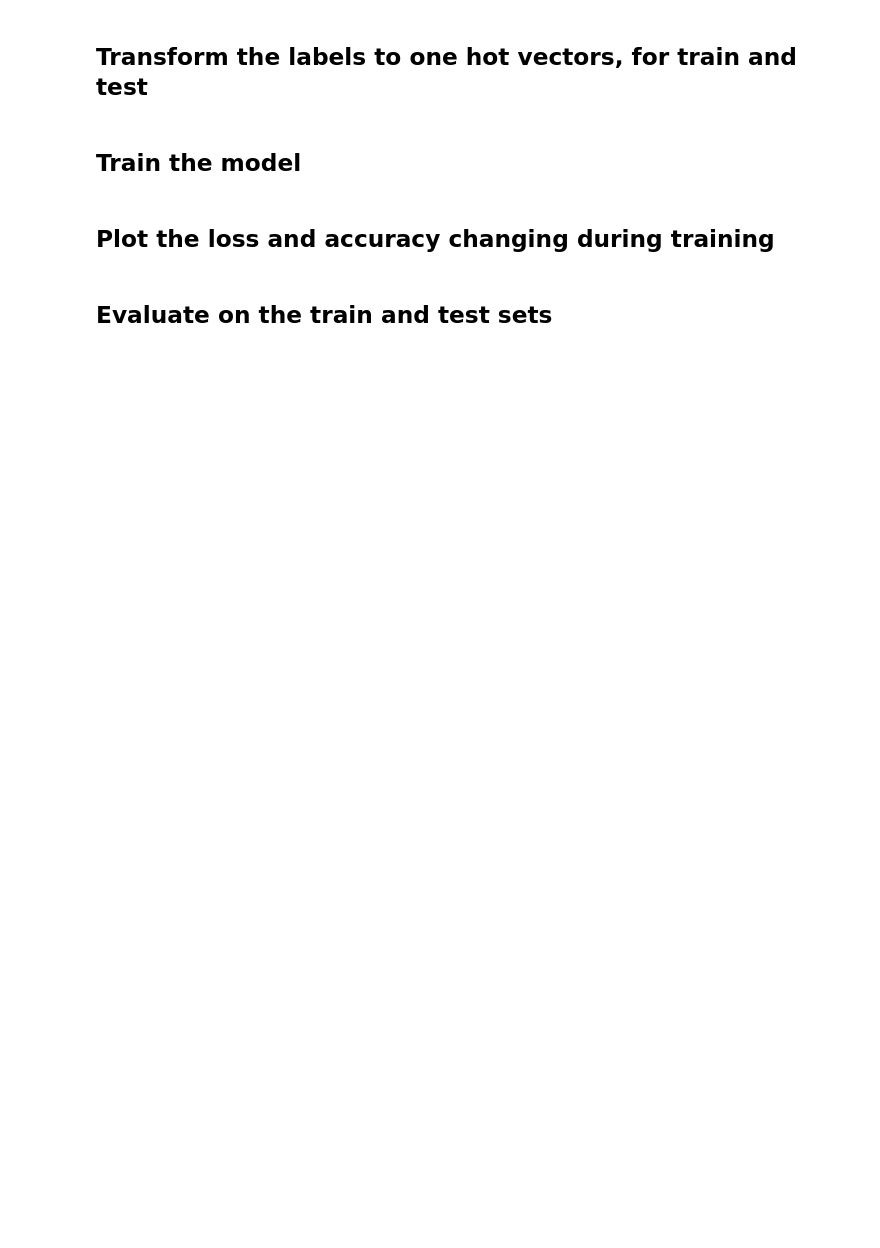
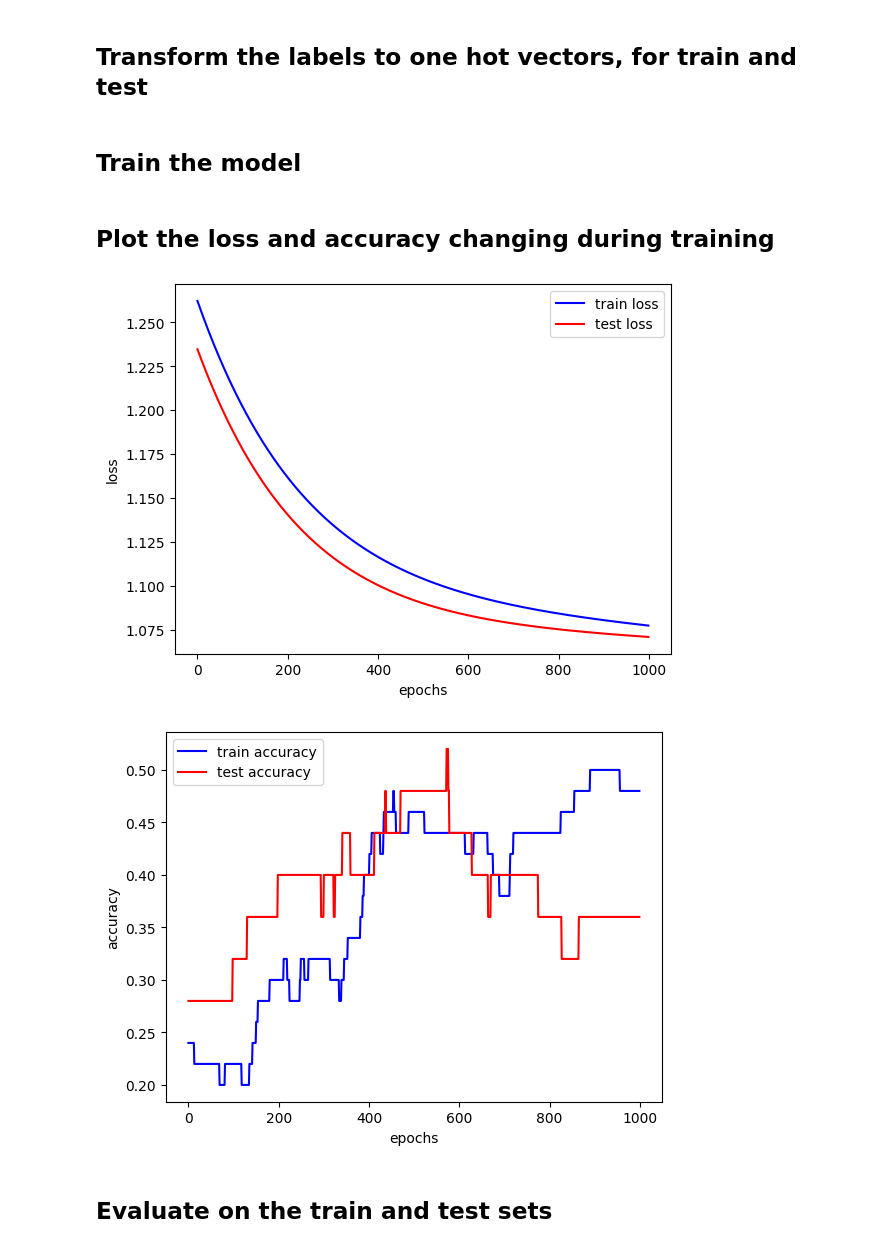
Before and after one commit to basilelt/deep-learning, a Jupyter notebook: cours-3/2A_IR_DL_Classification.ipynb, the cells around one changed output. Cells and saved outputs as stored; diff of their text form; code cells hidden in the pictures; blank space fills up the shorter version.

```diff
--- a/cours-3/2A_IR_DL_Classification.ipynb
+++ b/cours-3/2A_IR_DL_Classification.ipynb
@@ -187,0 +193,12 @@ Accuracy of binary classification on the test is: 0.76
+# %%
+input_shape = xtrain.shape[1:]
+input_layer = tf.keras.layers.Input(input_shape)
+
+output_layer = tf.keras.layers.Dense(units=3, activation='softmax')(input_layer)
+
+model = tf.keras.models.Model(inputs=input_layer, outputs=output_layer)
+model.compile(loss='categorical_crossentropy',
+              optimizer=tf.keras.optimizers.SGD(learning_rate=0.001),
+              metrics=['accuracy'])
+
+model.summary()
@@ -192,2 +219,5 @@ Accuracy of binary classification on the test is: 0.76
+# %%
+ytrain_onehot = tf.keras.utils.to_categorical(ytrain, num_classes=3)
+ytest_onehot = tf.keras.utils.to_categorical(ytest, num_classes=3)
 # %% [markdown]
 ## Train the model
@@ -196,2 +224,6 @@ Accuracy of binary classification on the test is: 0.76
+# %%
+tf.random.set_seed(42)
+
+history = model.fit(xtrain, ytrain_onehot, batch_size=12, epochs=1000, verbose=0, validation_data=(xtest, ytest_onehot))
 # %% [markdown]
 ## Plot the loss and accuracy changing during training
@@ -200,2 +230,30 @@ Accuracy of binary classification on the test is: 0.76
+# %%
+hist = history.history
+
+train_loss = hist['loss']
+test_loss = hist['val_loss']
+train_acc = hist['accuracy']
+test_acc = hist['val_accuracy']
+
+plt.figure()
+plt.plot(train_loss, color='blue', label='train loss')
+plt.plot(test_loss, color='red', label='test loss')
+plt.legend()
+plt.xlabel('epochs')
+plt.ylabel('loss')
+plt.show()
+plt.close()
+
+plt.figure()
+plt.plot(train_acc, color='blue', label='train accuracy')
+plt.plot(test_acc, color='red', label='test accuracy')
+plt.legend()
+plt.xlabel('epochs')
+plt.ylabel('accuracy')
+plt.show()
+plt.close()
+# %% [output]
+[figure, added]
+[figure, added]
 # %% [markdown]
 ## Evaluate on the train and test sets
```
Also changed, not shown: parts of 13 cells of this notebook, 1 other file.
